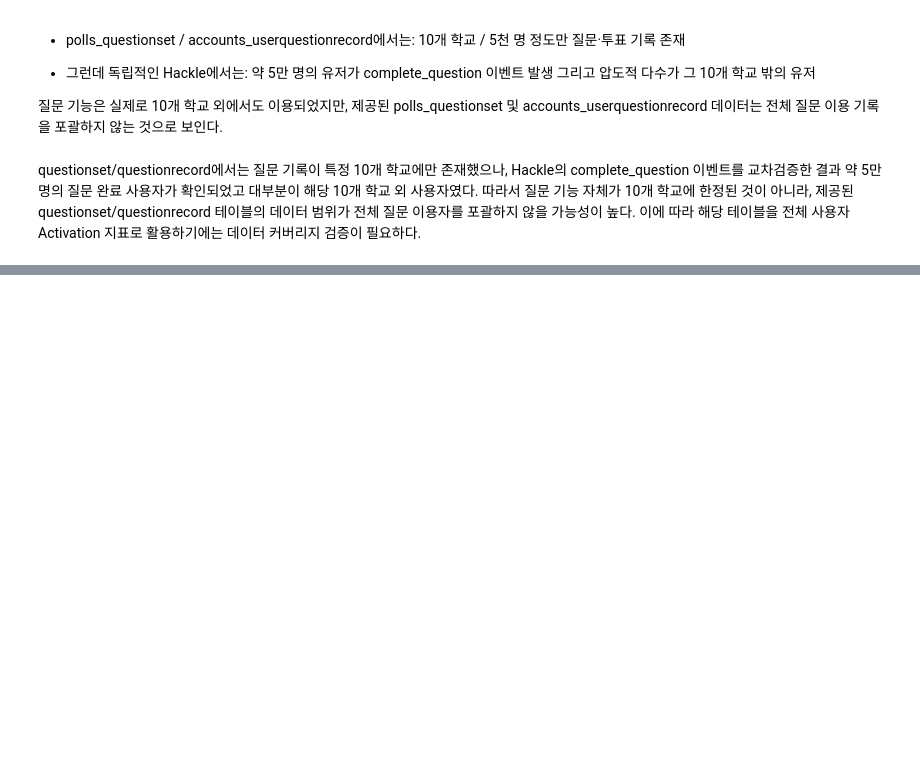
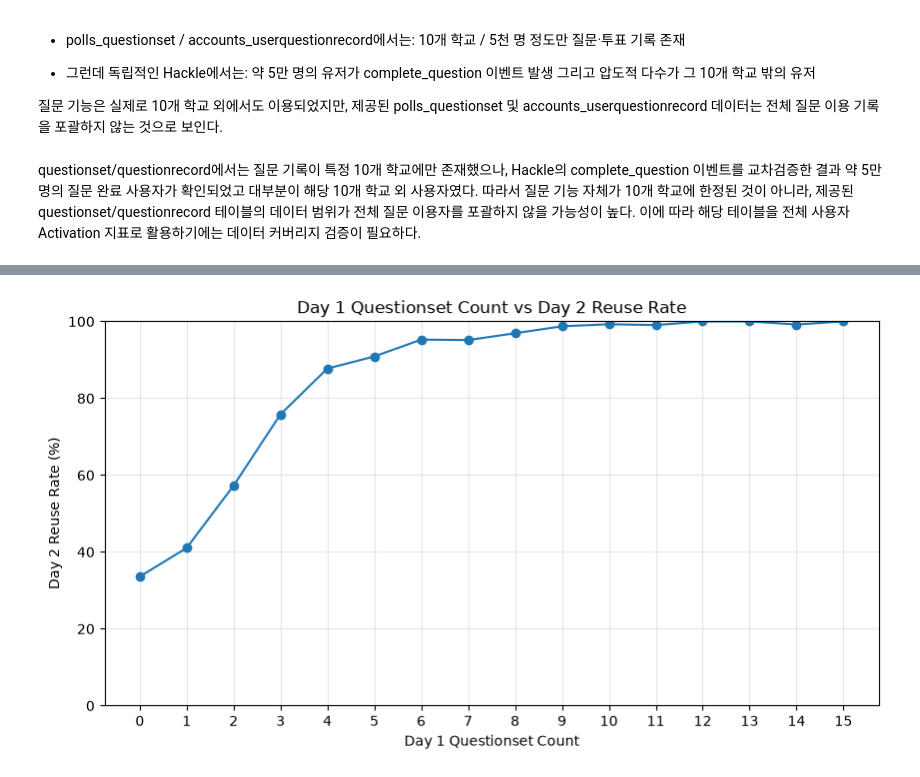
Before and after one commit to zoo-no-s/sns_service_analysis, a Jupyter notebook: notebooks/activation_analysis_kkw.ipynb, the cells around one changed output, grey strips where cells are left out. Drawn from its saved outputs; the diff is of its cells as text; code cells hidden in the pictures; blank space fills up the shorter version.

```diff
--- a/notebooks/activation_analysis_kkw.ipynb
+++ b/notebooks/activation_analysis_kkw.ipynb
@@ -1588,0 +2150,19 @@ questionset/questionrecord에서는 질문 기록이 특정 10개 학교에만
+# %%
+# Day2에 질문세트를 하나라도 시작했으면 재사용으로 정의함.
+
+df_aha['day2_reused'] = df_aha['day2'] > 0
+# %%
+day1_reuse = (
+    df_aha
+    .groupby('day1')
+    .agg(
+        users=('user_id', 'count'),
+        day2_users=('day2_reused', 'sum'),
+        day2_reuse_rate=('day2_reused', 'mean')
+    )
+    .reset_index()
+)
+
+day1_reuse['day2_reuse_rate'] *= 100
+
+day1_reuse
@@ -1588,0 +2187,24 @@ questionset/questionrecord에서는 질문 기록이 특정 10개 학교에만
+# %%
+plot_day2 = day1_reuse[
+    day1_reuse['day1'] <= 15
+]
+
+plt.figure(figsize=(10, 5))
+
+plt.plot(
+    plot_day2['day1'],
+    plot_day2['day2_reuse_rate'],
+    marker='o'
+)
+
+plt.xlabel('Day 1 Questionset Count')
+plt.ylabel('Day 2 Reuse Rate (%)')
+plt.title('Day 1 Questionset Count vs Day 2 Reuse Rate')
+
+plt.xticks(plot_day2['day1'])
+plt.ylim(0, 100)
+plt.grid(alpha=0.3)
+
+plt.show()
+# %% [output]
+[figure, added]
```
Also changed, not shown: parts of 70 cells of this notebook.
